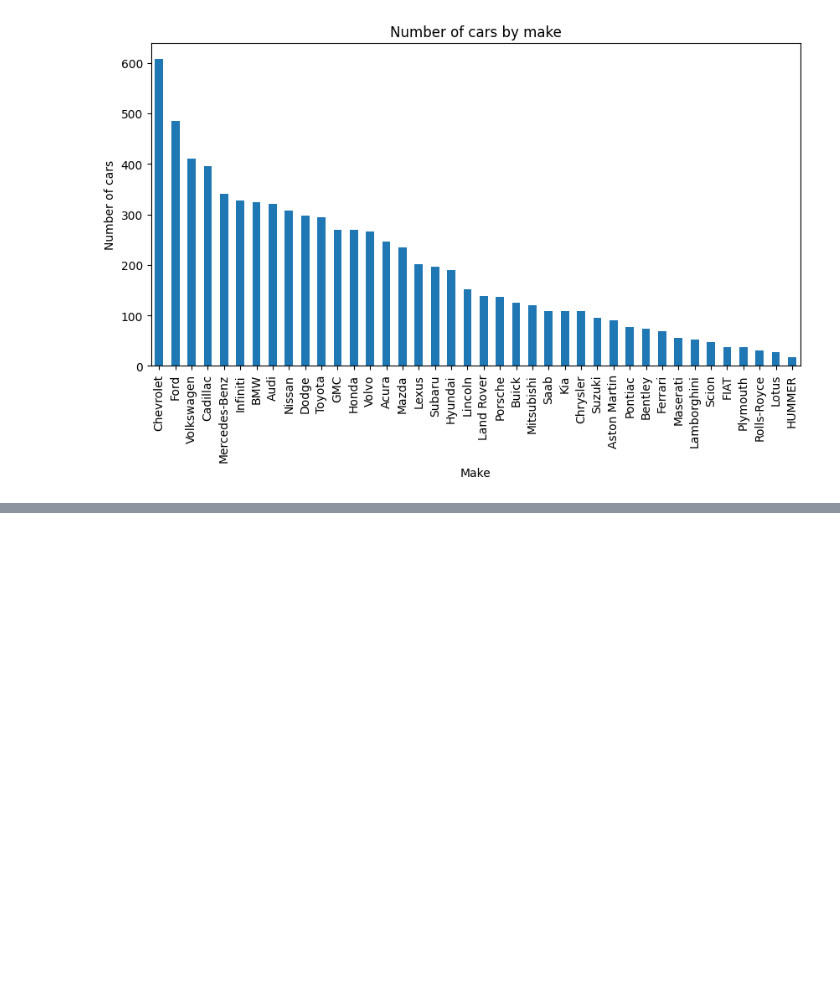
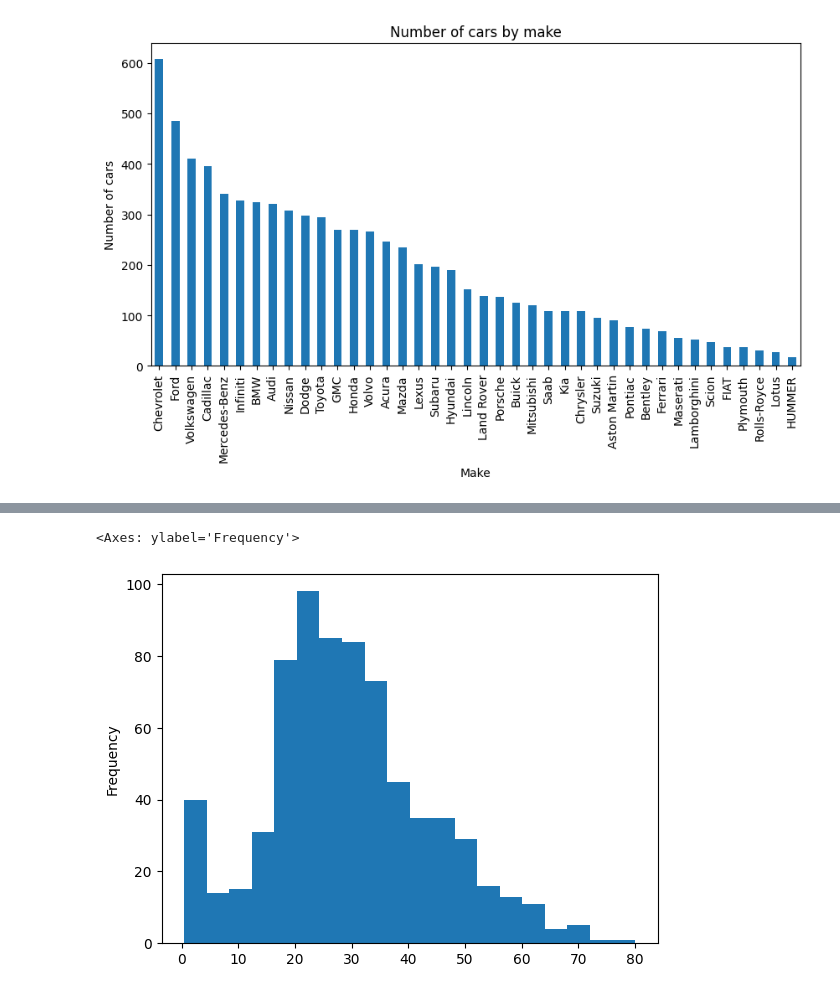
Before and after one commit to beniamine3155/Exploratory_Data_Analysis, a Jupyter notebook: eda.ipynb, the cells around one changed output, grey strips where cells are left out. Cells and saved outputs as stored; diff of their text form; code cells hidden in the pictures; blank space fills up the shorter version.

```diff
--- a/eda.ipynb
+++ b/eda.ipynb
@@ -240,0 +261,2 @@ Text(0.5, 0, 'Make')
+# %%
+df2 = pd.read_csv('train.csv')
@@ -240,0 +293,5 @@ Text(0.5, 0, 'Make')
+# %%
+df2['Age'].plot(kind='hist',bins=20)
+# %% [output]
+<Axes: ylabel='Frequency'>
+[figure, added]
```
Also changed, not shown: parts of 36 cells of this notebook, 2 other files.
